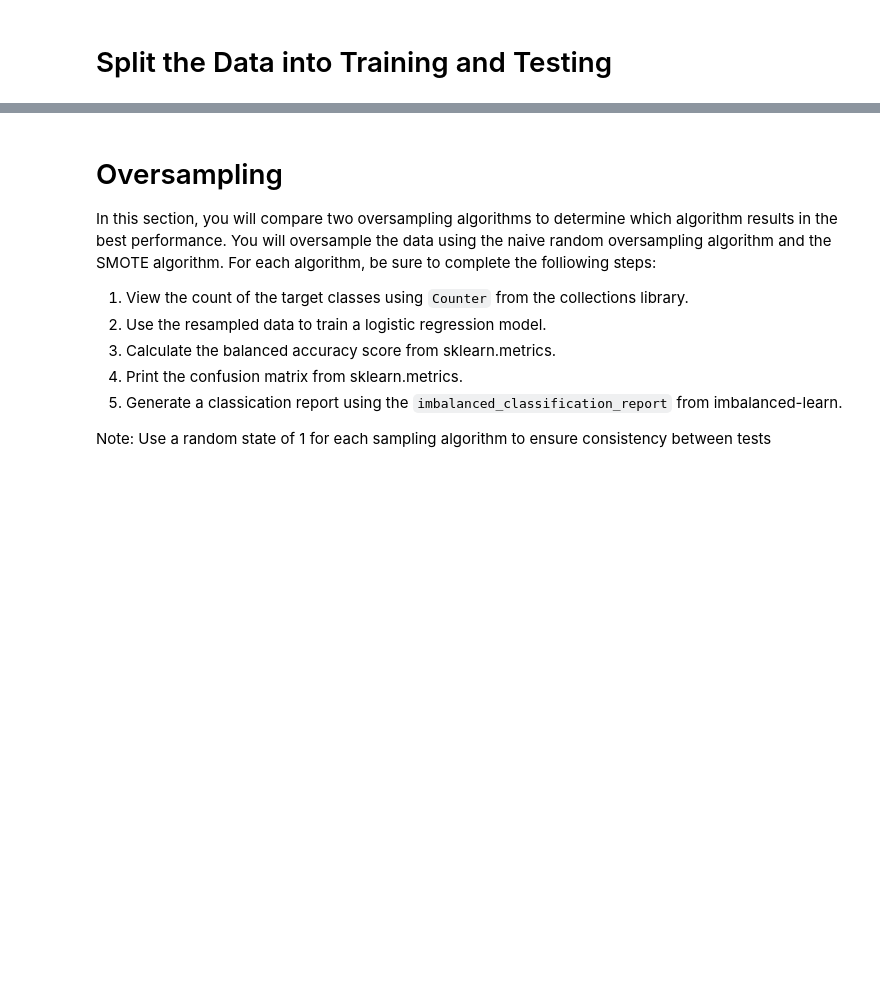
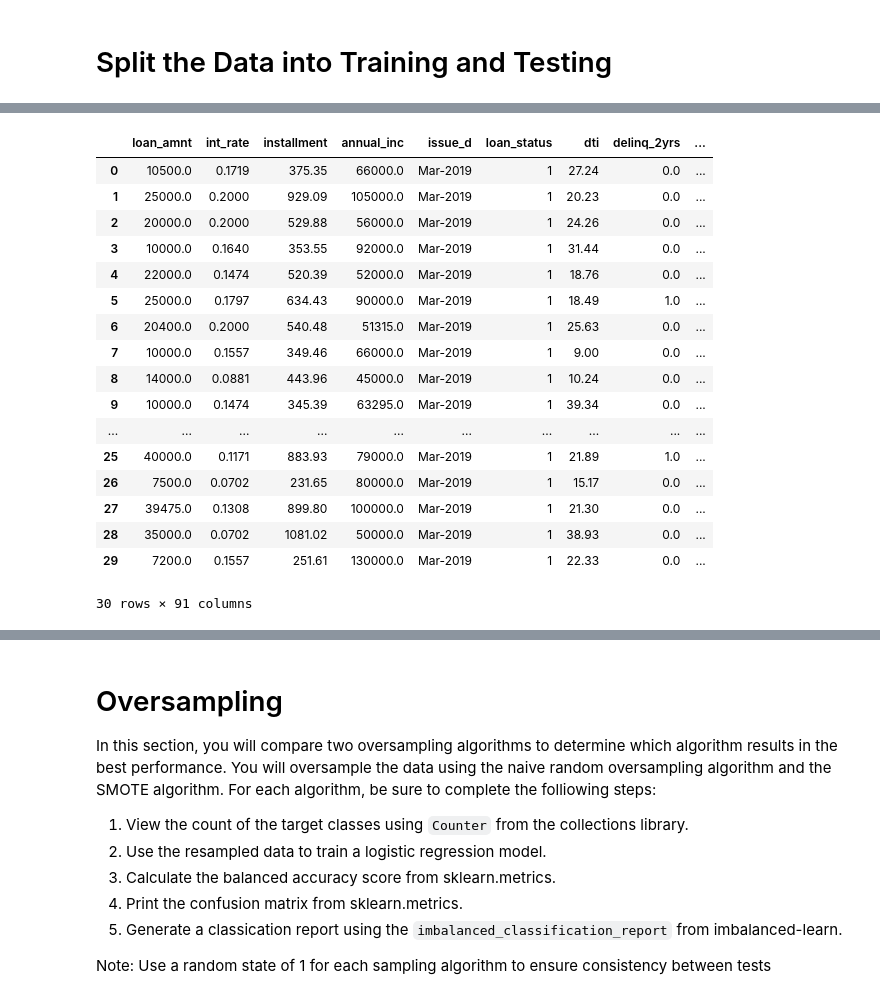
Before and after one commit to mattbarton08/Credit_Risk_Analysis, a Jupyter notebook: credit_risk_resampling.ipynb, the cells around one changed output, grey strips where cells are left out. Saved outputs shown, nothing was run; the diff lists cells and outputs as text; code cells hidden in the pictures; blank space fills up the shorter version.

```diff
--- a/credit_risk_resampling.ipynb
+++ b/credit_risk_resampling.ipynb
@@ -39,7 +39,7 @@ columns = [
 target = ["loan_status"]
 # %%
 # Load the data
-file_path = Path('LoanStats_2019Q1.csv')
+file_path ='LoanStats_2019Q1.csv'
 df = pd.read_csv(file_path, skiprows=1)[:-2]
 df = df.loc[:, columns].copy()
 
@@ -100,0 +81,26 @@ X.describe()
+# %%
+# Create our features
+from sklearn.preprocessing import LabelEncoder
+le = LabelEncoder()
+df_encoded = pd.get_dummies(df, columns=["hardship_flag", "debt_settlement_flag", "pymnt_plan", "verification_status","home_ownership"])
+df_encoded['loan_status']=le.fit_transform(df_encoded['loan_status'])
+df_encoded.head(30)
+# %% [output]
+|  | loan_amnt | int_rate | installment | annual_inc | issue_d | loan_status | dti | delinq_2yrs | ... |
+| 0 | 10500.0 | 0.1719 | 375.35 | 66000.0 | Mar-2019 | 1 | 27.24 | 0.0 | ... |
+| 1 | 25000.0 | 0.2000 | 929.09 | 105000.0 | Mar-2019 | 1 | 20.23 | 0.0 | ... |
+| 2 | 20000.0 | 0.2000 | 529.88 | 56000.0 | Mar-2019 | 1 | 24.26 | 0.0 | ... |
+| 3 | 10000.0 | 0.1640 | 353.55 | 92000.0 | Mar-2019 | 1 | 31.44 | 0.0 | ... |
+| 4 | 22000.0 | 0.1474 | 520.39 | 52000.0 | Mar-2019 | 1 | 18.76 | 0.0 | ... |
+| 5 | 25000.0 | 0.1797 | 634.43 | 90000.0 | Mar-2019 | 1 | 18.49 | 1.0 | ... |
+| 6 | 20400.0 | 0.2000 | 540.48 | 51315.0 | Mar-2019 | 1 | 25.63 | 0.0 | ... |
+| 7 | 10000.0 | 0.1557 | 349.46 | 66000.0 | Mar-2019 | 1 | 9.00 | 0.0 | ... |
+| 8 | 14000.0 | 0.0881 | 443.96 | 45000.0 | Mar-2019 | 1 | 10.24 | 0.0 | ... |
+| 9 | 10000.0 | 0.1474 | 345.39 | 63295.0 | Mar-2019 | 1 | 39.34 | 0.0 | ... |
+| ... | ... | ... | ... | ... | ... | ... | ... | ... | ... |
+| 25 | 40000.0 | 0.1171 | 883.93 | 79000.0 | Mar-2019 | 1 | 21.89 | 1.0 | ... |
+| 26 | 7500.0 | 0.0702 | 231.65 | 80000.0 | Mar-2019 | 1 | 15.17 | 0.0 | ... |
+| 27 | 39475.0 | 0.1308 | 899.80 | 100000.0 | Mar-2019 | 1 | 21.30 | 0.0 | ... |
+| 28 | 35000.0 | 0.0702 | 1081.02 | 50000.0 | Mar-2019 | 1 | 38.93 | 0.0 | ... |
+| 29 | 7200.0 | 0.1557 | 251.61 | 130000.0 | Mar-2019 | 1 | 22.33 | 0.0 | ... |
+30 rows × 91 columns
```
Also changed, not shown: parts of 46 cells of this notebook, 1 other file.
